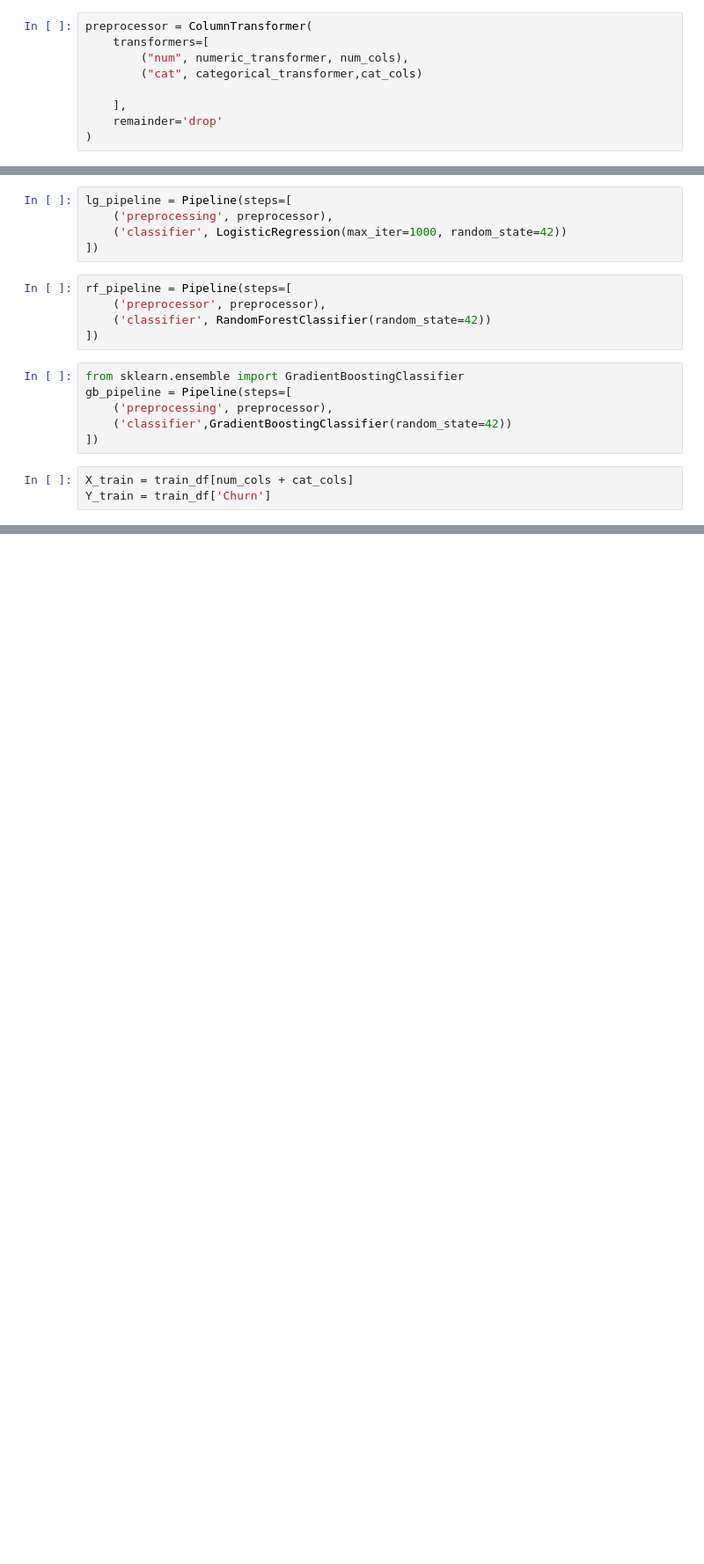
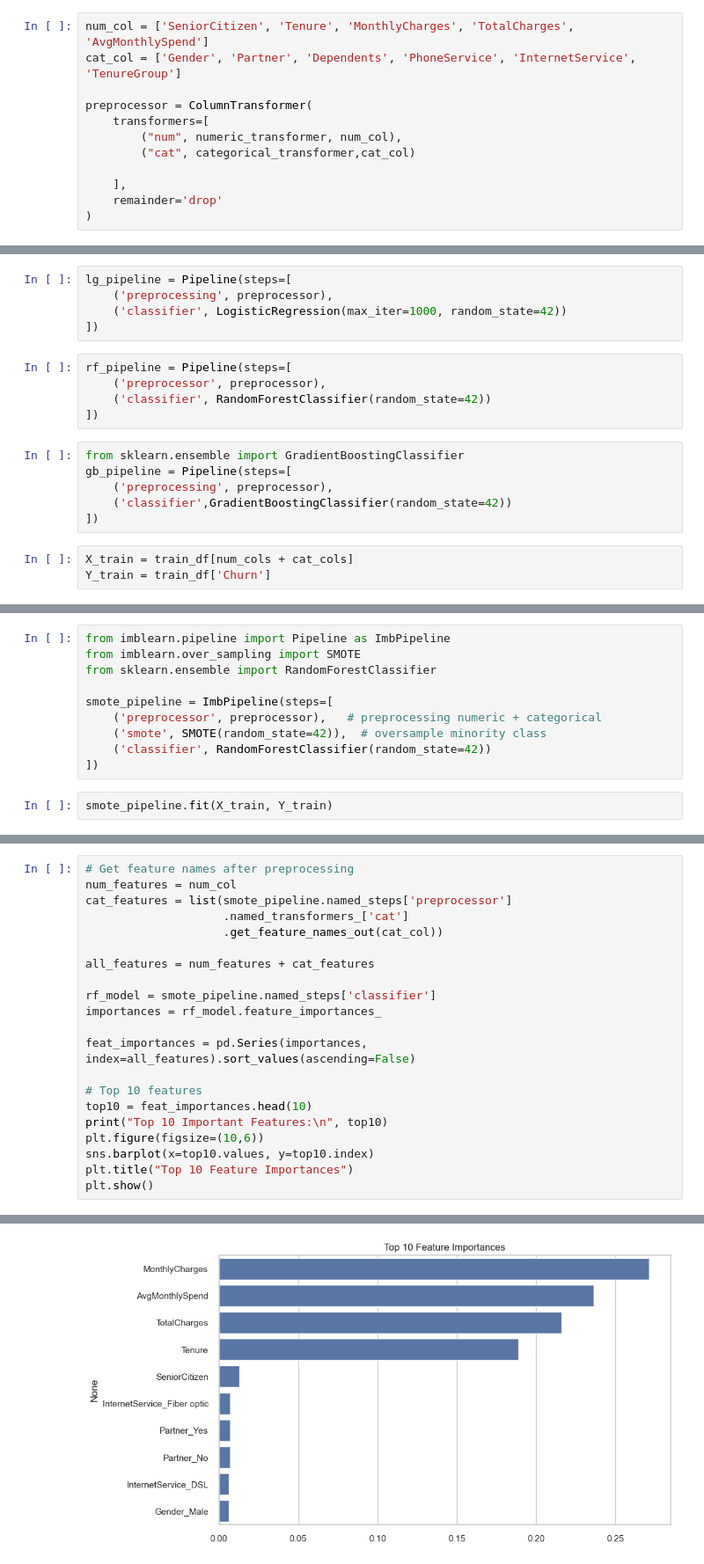
Before and after one commit to DS605-2025-FOML/Lab05-AmanChauhan7010, a Jupyter notebook: 202518004_lab5.ipynb, the cells around one changed output, grey strips where cells are left out. Shown: that part at 88% size. Saved outputs shown, nothing was run; the diff lists cells and outputs as text; blank space fills up the shorter version.

```diff
--- a/202518004_lab5.ipynb
+++ b/202518004_lab5.ipynb
@@ -348,10 +354,13 @@ categorical_transformer = Pipeline(steps=[
     ("encoder", OneHotEncoder(handle_unknown="ignore"))
 ])
 # %%
+num_col = ['SeniorCitizen', 'Tenure', 'MonthlyCharges', 'TotalCharges', 'AvgMonthlySpend']
+cat_col = ['Gender', 'Partner', 'Dependents', 'PhoneService', 'InternetService', 'TenureGroup']
+
 preprocessor = ColumnTransformer(
     transformers=[
-        ("num", numeric_transformer, num_cols),
-        ("cat", categorical_transformer,cat_cols)
+        ("num", numeric_transformer, num_col),
+        ("cat", categorical_transformer,cat_col)
 
     ],
     remainder='drop'
@@ -509,0 +544,12 @@ dtype: float64
+# %%
+from imblearn.pipeline import Pipeline as ImbPipeline
+from imblearn.over_sampling import SMOTE
+from sklearn.ensemble import RandomForestClassifier
+
+smote_pipeline = ImbPipeline(steps=[
+    ('preprocessor', preprocessor),   # preprocessing numeric + categorical
+    ('smote', SMOTE(random_state=42)),  # oversample minority class
+    ('classifier', RandomForestClassifier(random_state=42))
+])
+# %%
+smote_pipeline.fit(X_train, Y_train)
@@ -509,0 +639,22 @@ dtype: float64
+# %%
+# Get feature names after preprocessing
+num_features = num_col
+cat_features = list(smote_pipeline.named_steps['preprocessor']
+                    .named_transformers_['cat']
+                    .get_feature_names_out(cat_col))
+
+all_features = num_features + cat_features
+
+rf_model = smote_pipeline.named_steps['classifier']
+importances = rf_model.feature_importances_
+
+feat_importances = pd.Series(importances, index=all_features).sort_values(ascending=False)
+
+# Top 10 features
+top10 = feat_importances.head(10)
+print("Top 10 Important Features:\n", top10)
+plt.figure(figsize=(10,6))
+sns.barplot(x=top10.values, y=top10.index)
+plt.title("Top 10 Feature Importances")
+plt.show()
+# %% [output]
@@ -509,0 +673 @@ dtype: float64
+[figure, added]
```
Also changed, not shown: parts of 21 cells of this notebook.
